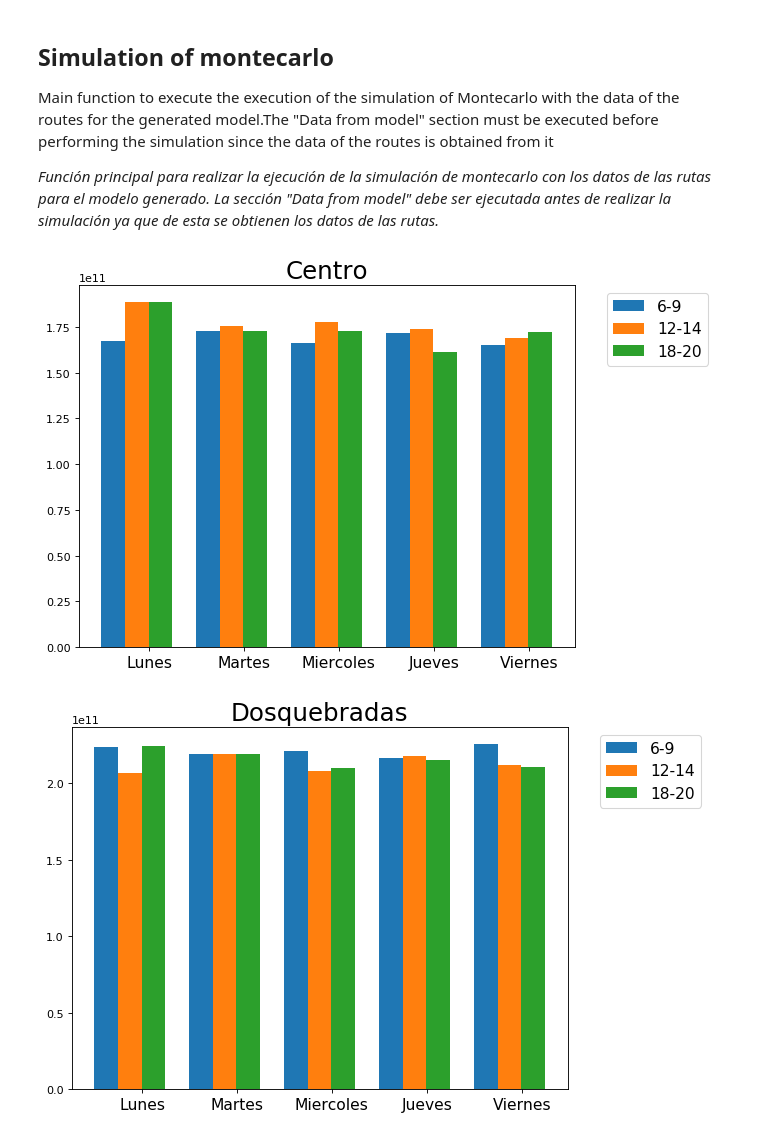
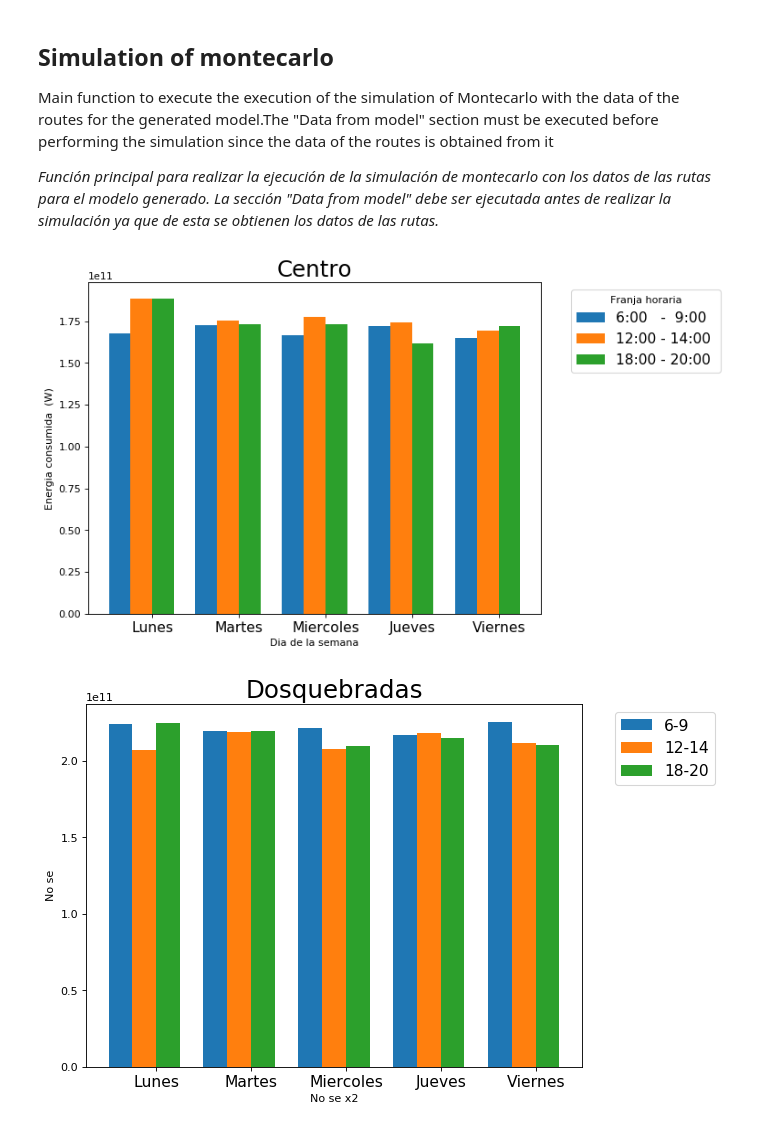
Before and after one commit to Nany262/MonteCarlo-Simulation, a Jupyter notebook: simulation-code-google.ipynb, the cells around one changed output. Cells and saved outputs as stored; diff of their text form; code cells hidden in the pictures.

Commit message:
update graphics

```diff
--- a/simulation-code-google.ipynb
+++ b/simulation-code-google.ipynb
@@ -218,27 +218,29 @@ for substation in substations:
 # %%
 #Energy in Centro
 def centro():
     file_6_9 = pd.read_csv('Substations/Centro/6-9.csv', header=0)
     file_12_14 = pd.read_csv('Substations/Centro/12-14.csv', header=0)
     file_18_20 = pd.read_csv('Substations/Centro/18-20.csv', header=0)
 
     data_6_9 = [np.mean(file_6_9['Lunes']),np.mean(file_6_9['Martes']),np.mean(file_6_9['Miercoles']),np.mean(file_6_9['Jueves']),np.mean(file_6_9['Viernes'])]
     data_12_14 = [np.mean(file_12_14['Lunes']),np.mean(file_12_14['Martes']),np.mean(file_12_14['Miercoles']),np.mean(file_12_14['Jueves']),np.mean(file_12_14['Viernes'])]
     data_18_20 = [np.mean(file_18_20['Lunes']),np.mean(file_18_20['Martes']),np.mean(file_18_20['Miercoles']),np.mean(file_18_20['Jueves']),np.mean(file_18_20['Viernes'])]
 
     x = np.arange(5)
     plt.figure(figsize=(8, 6), dpi=80)
     plt.bar(x + 0.00, data_6_9, width = 0.25)
     plt.bar(x + 0.25, data_12_14, width = 0.25)
     plt.bar(x + 0.50, data_18_20, width = 0.25)
     plt.title('Centro', fontsize=22)
-    plt.legend(['6-9','12-14','18-20'],bbox_to_anchor=(1.05, 1.0), fontsize=14)
+    plt.ylabel('Energia consumida  (W)')
+    plt.xlabel('Dia de la semana')
+    plt.legend(['6:00   -  9:00 ','12:00 - 14:00','18:00 - 20:00 '],bbox_to_anchor=(1.05, 1.0), fontsize=14, title = "Franja horaria")
     plt.xticks(x+0.38, ["Lunes", "Martes", "Miercoles", "Jueves", "Viernes"], fontsize=14)
     plt.show()
 
 centro()
 # %% [output]
-[figure, old version]
+[figure, new version]
 # %%
 #Energy in Dosquebradas
 def dosquebradas():
@@ -257,13 +259,15 @@ def dosquebradas():
     plt.bar(x + 0.25, data_12_14, width = 0.25)
     plt.bar(x + 0.50, data_18_20, width = 0.25)
     plt.title('Dosquebradas', fontsize=22)
+    plt.ylabel('No se')
+    plt.xlabel('No se x2')
     plt.legend(['6-9','12-14','18-20'],bbox_to_anchor=(1.05, 1.0), fontsize=14)
     plt.xticks(x+0.38, ["Lunes", "Martes", "Miercoles", "Jueves", "Viernes"], fontsize=14)
     plt.show()
 
 dosquebradas()
 # %% [output]
-[figure, old version]
+[figure, new version]
 # %%
 #Energy in Ventorrillo
 def ventorrillo():
```
Also changed, not shown: parts of 3 cells of this notebook, 1 other file.
